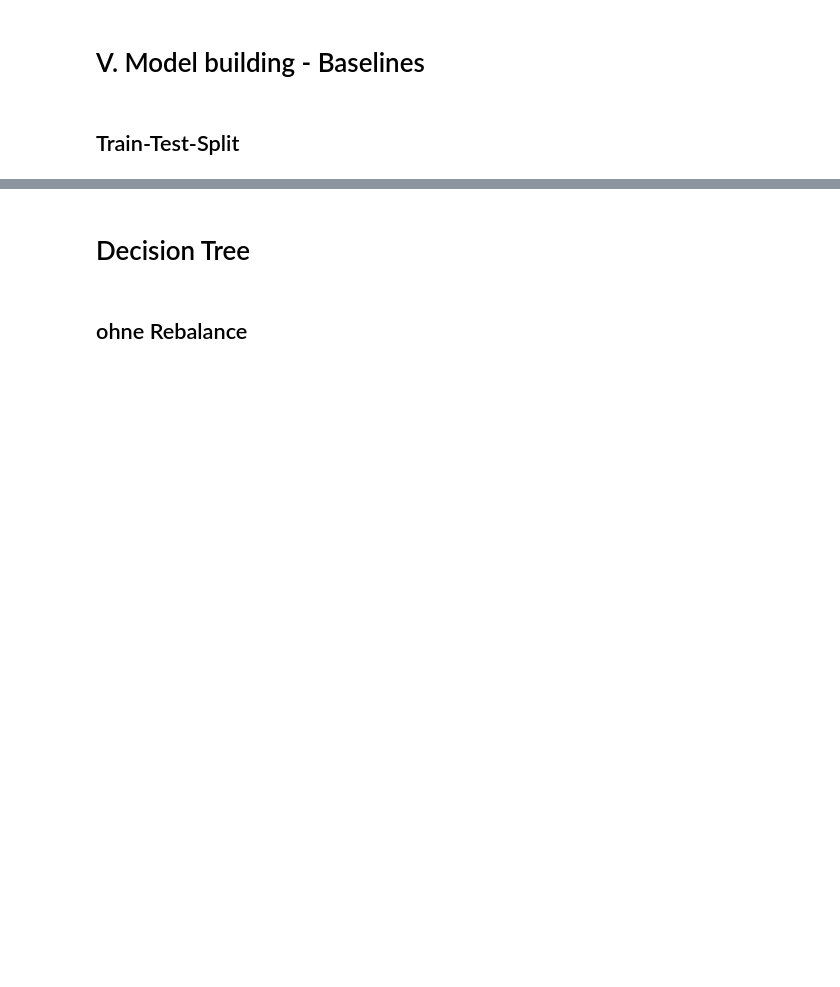
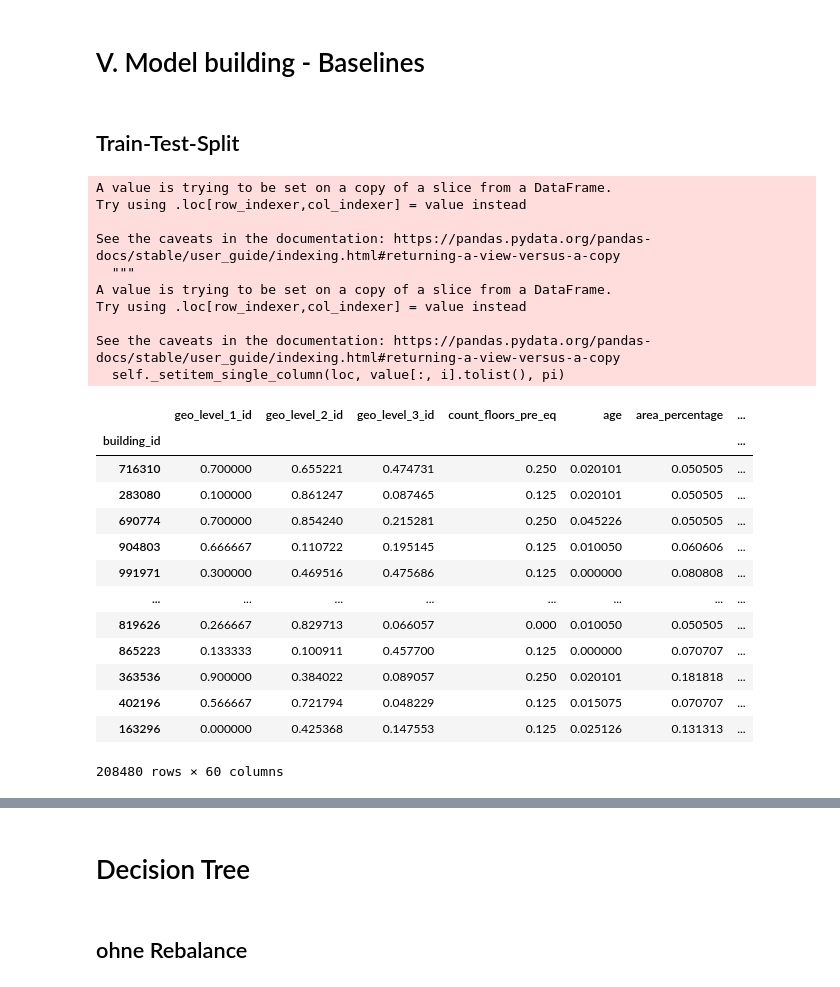
Before and after one commit to NiklasSabel/data_mining_1, a Jupyter notebook: notebooks/Niklas_Models.ipynb, the cells around one changed output, grey strips where cells are left out. Drawn from its saved outputs; the diff is of its cells as text; code cells hidden in the pictures; blank space fills up the shorter version.

```diff
--- a/notebooks/Niklas_Models.ipynb
+++ b/notebooks/Niklas_Models.ipynb
@@ -127,6 +193,32 @@ data_train
 # %%
-#scale geo_features for logistic regression and runtime
+#scale geo_features for logistic regression and runtime --> auch das schon vorher machen??? --> geo_level speichern???
 geo_features = ['geo_level_1_id', 'geo_level_2_id', 'geo_level_3_id','age']
+geo_level_data_train =  data_train.copy()[geo_features]
 scaler = MinMaxScaler()
 data_train[geo_features] = scaler.fit_transform(data_train[geo_features])
 data_train
+# %% [output]
+A value is trying to be set on a copy of a slice from a DataFrame.
+Try using .loc[row_indexer,col_indexer] = value instead
+
+See the caveats in the documentation: https://pandas.pydata.org/pandas-docs/stable/user_guide/indexing.html#returning-a-view-versus-a-copy
+  """
+A value is trying to be set on a copy of a slice from a DataFrame.
+Try using .loc[row_indexer,col_indexer] = value instead
+
+See the caveats in the documentation: https://pandas.pydata.org/pandas-docs/stable/user_guide/indexing.html#returning-a-view-versus-a-copy
+  self._setitem_single_column(loc, value[:, i].tolist(), pi)
+|  | geo_level_1_id | geo_level_2_id | geo_level_3_id | count_floors_pre_eq | age | area_percentage | ... |
+| building_id |  |  |  |  |  |  | ... |
+| 716310 | 0.700000 | 0.655221 | 0.474731 | 0.250 | 0.020101 | 0.050505 | ... |
+| 283080 | 0.100000 | 0.861247 | 0.087465 | 0.125 | 0.020101 | 0.050505 | ... |
+| 690774 | 0.700000 | 0.854240 | 0.215281 | 0.250 | 0.045226 | 0.050505 | ... |
+| 904803 | 0.666667 | 0.110722 | 0.195145 | 0.125 | 0.010050 | 0.060606 | ... |
+| 991971 | 0.300000 | 0.469516 | 0.475686 | 0.125 | 0.000000 | 0.080808 | ... |
+| ... | ... | ... | ... | ... | ... | ... | ... |
+| 819626 | 0.266667 | 0.829713 | 0.066057 | 0.000 | 0.010050 | 0.050505 | ... |
+| 865223 | 0.133333 | 0.100911 | 0.457700 | 0.125 | 0.000000 | 0.070707 | ... |
+| 363536 | 0.900000 | 0.384022 | 0.089057 | 0.250 | 0.020101 | 0.181818 | ... |
+| 402196 | 0.566667 | 0.721794 | 0.048229 | 0.125 | 0.015075 | 0.070707 | ... |
+| 163296 | 0.000000 | 0.425368 | 0.147553 | 0.125 | 0.025126 | 0.131313 | ... |
+208480 rows × 60 columns
```
Also changed, not shown: parts of 45 cells of this notebook, 2 other files.
